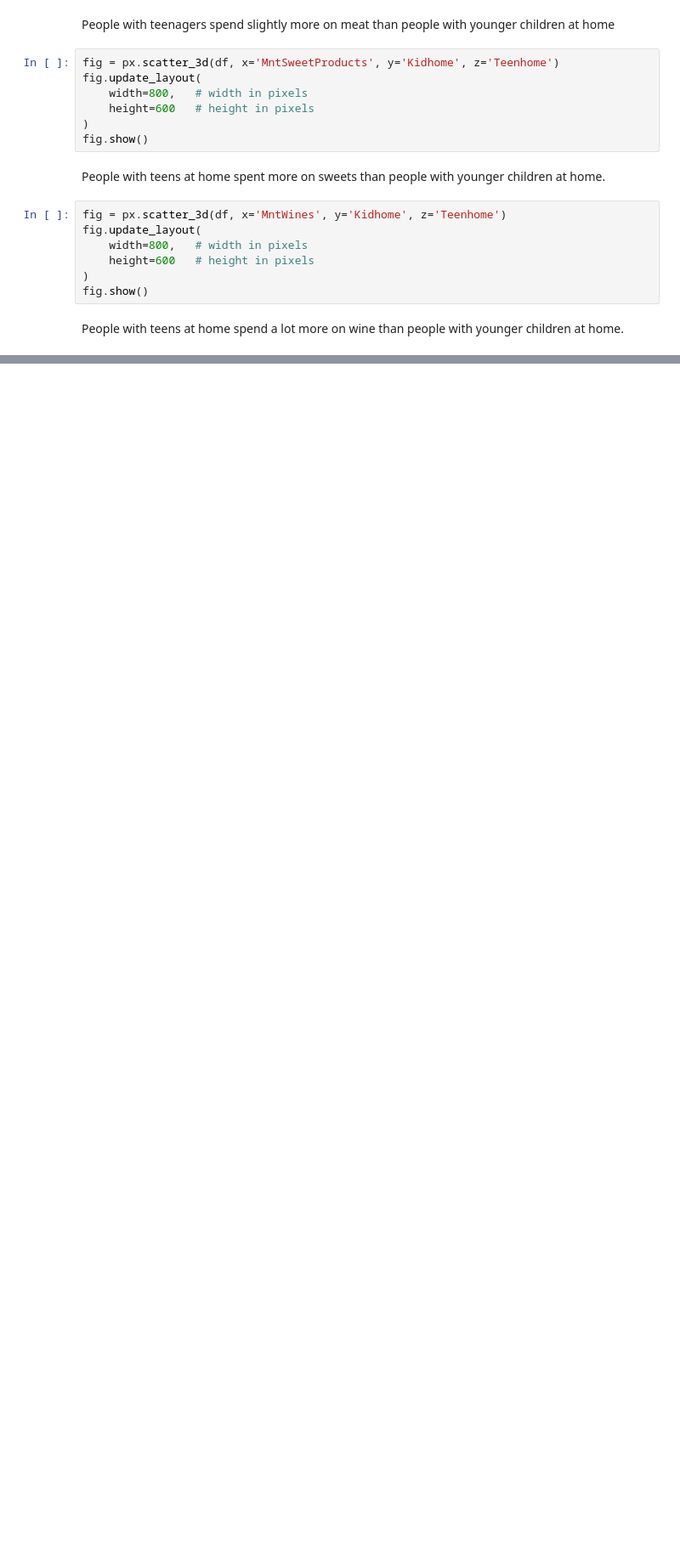
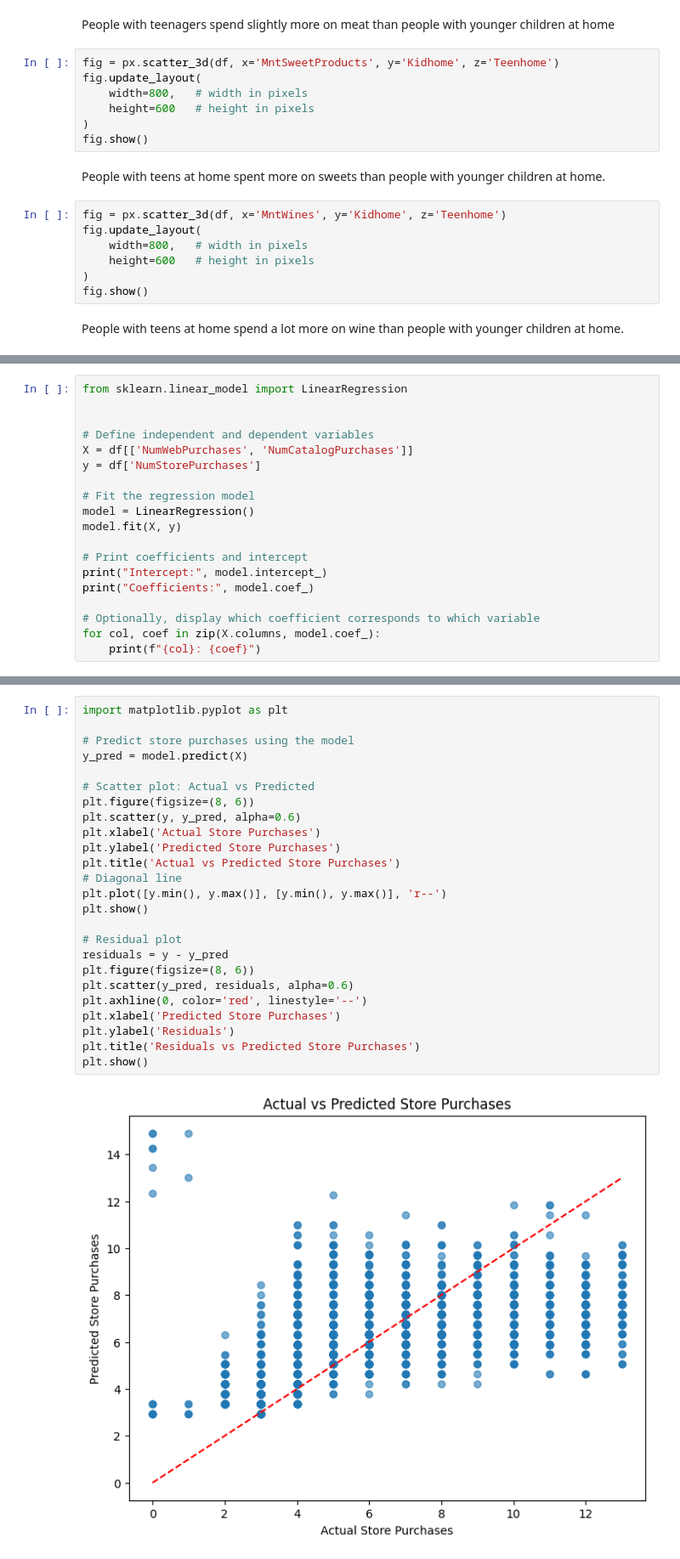
Before and after one commit to silvaGee/marketing_project, a Jupyter notebook: marketing.ipynb, the cells around one changed output, grey strips where cells are left out. Shown at 85% size. Drawn from its saved outputs; the diff is of its cells as text; blank space fills up the shorter version.

```diff
--- a/marketing.ipynb
+++ b/marketing.ipynb
@@ -867,0 +896,19 @@ People with teens at home spend a lot more on wine than people with younger chil
+# %%
+from sklearn.linear_model import LinearRegression
+
+
+# Define independent and dependent variables
+X = df[['NumWebPurchases', 'NumCatalogPurchases']]
+y = df['NumStorePurchases']
+
+# Fit the regression model
+model = LinearRegression()
+model.fit(X, y)
+
+# Print coefficients and intercept
+print("Intercept:", model.intercept_)
+print("Coefficients:", model.coef_)
+
+# Optionally, display which coefficient corresponds to which variable
+for col, coef in zip(X.columns, model.coef_):
+    print(f"{col}: {coef}")
@@ -867,0 +928,27 @@ People with teens at home spend a lot more on wine than people with younger chil
+# %%
+import matplotlib.pyplot as plt
+
+# Predict store purchases using the model
+y_pred = model.predict(X)
+
+# Scatter plot: Actual vs Predicted
+plt.figure(figsize=(8, 6))
+plt.scatter(y, y_pred, alpha=0.6)
+plt.xlabel('Actual Store Purchases')
+plt.ylabel('Predicted Store Purchases')
+plt.title('Actual vs Predicted Store Purchases')
+# Diagonal line
+plt.plot([y.min(), y.max()], [y.min(), y.max()], 'r--')
+plt.show()
+
+# Residual plot
+residuals = y - y_pred
+plt.figure(figsize=(8, 6))
+plt.scatter(y_pred, residuals, alpha=0.6)
+plt.axhline(0, color='red', linestyle='--')
+plt.xlabel('Predicted Store Purchases')
+plt.ylabel('Residuals')
+plt.title('Residuals vs Predicted Store Purchases')
+plt.show()
+# %% [output]
+[figure, added]
```
Also changed, not shown: parts of 16 cells of this notebook.
